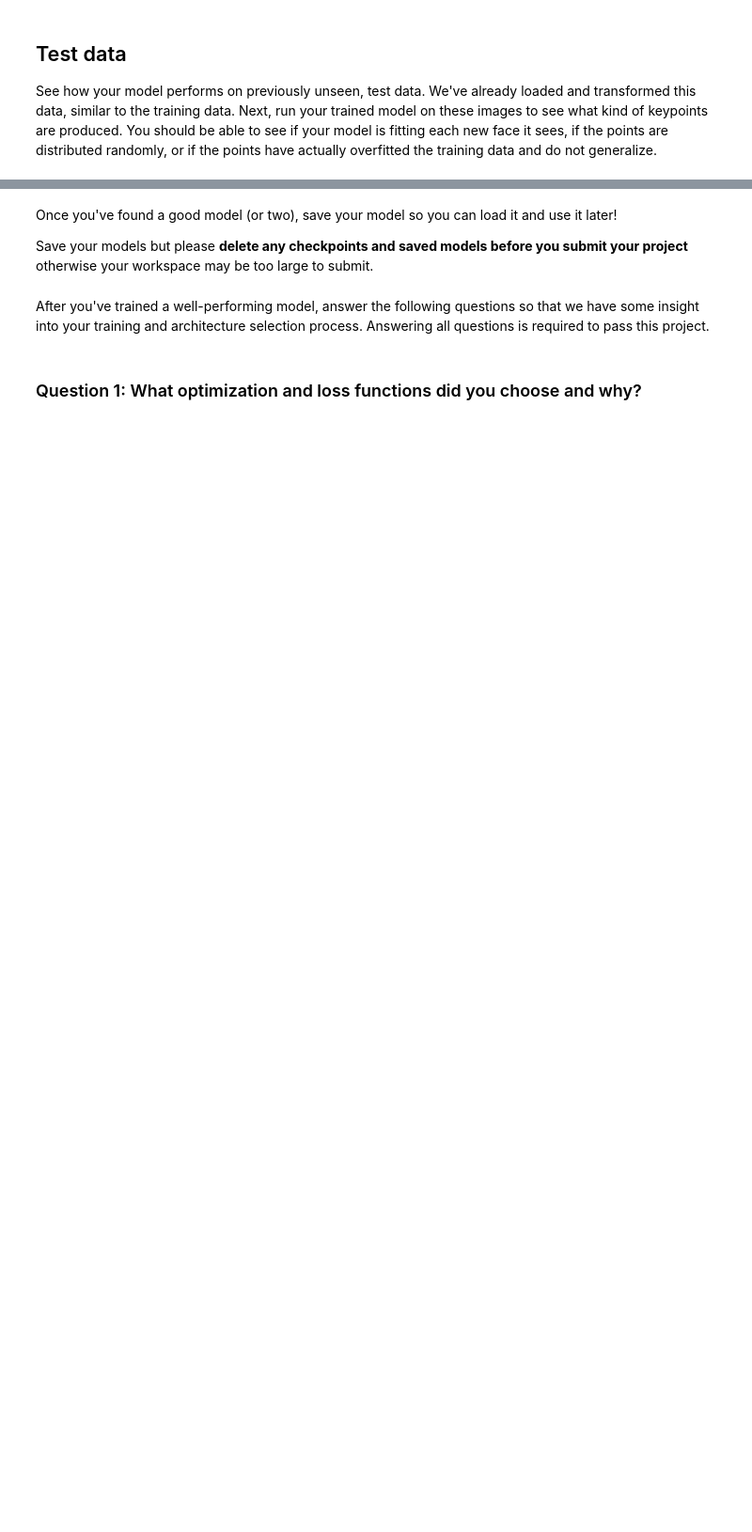
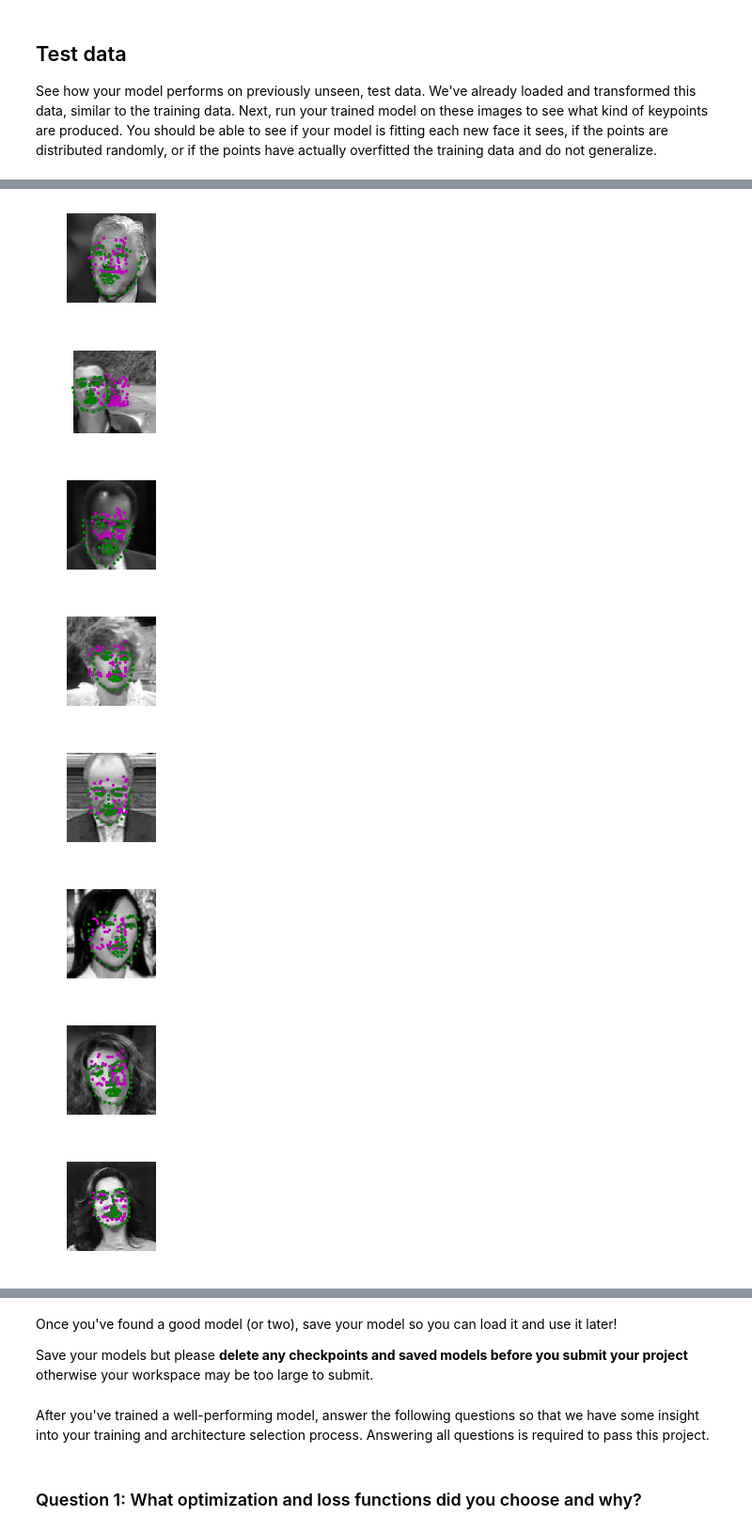
Before and after one commit to GlebDubosarskii/Udacity-Computer-Vision-Nanodegree, a Jupyter notebook: Project 1- facial keypoint detection/2. Define the Network Architecture.ipynb, the cells around one changed output, grey strips where cells are left out. Shown at 94% size. Drawn from its saved outputs; the diff is of its cells as text; code cells hidden in the pictures; blank space fills up the shorter version.

```diff
--- a/Project 1- facial keypoint detection/2. Define the Network Architecture.ipynb
+++ b/Project 1- facial keypoint detection/2. Define the Network Architecture.ipynb
@@ -446,5 +470,14 @@ print(gt_pts.size())
 # %%
 ## TODO: visualize your test output
 # you can use the same function as before, by un-commenting the line below:
 
-# visualize_output(test_images, test_outputs, gt_pts)
+visualize_output(test_images, test_outputs, gt_pts)
+# %% [output]
+[figure, added]
+[figure, added]
+[figure, added]
+[figure, added]
+[figure, added]
+[figure, added]
+[figure, added]
+[figure, added]
```
Also changed, not shown: parts of 19 cells of this notebook, 1 other file.
